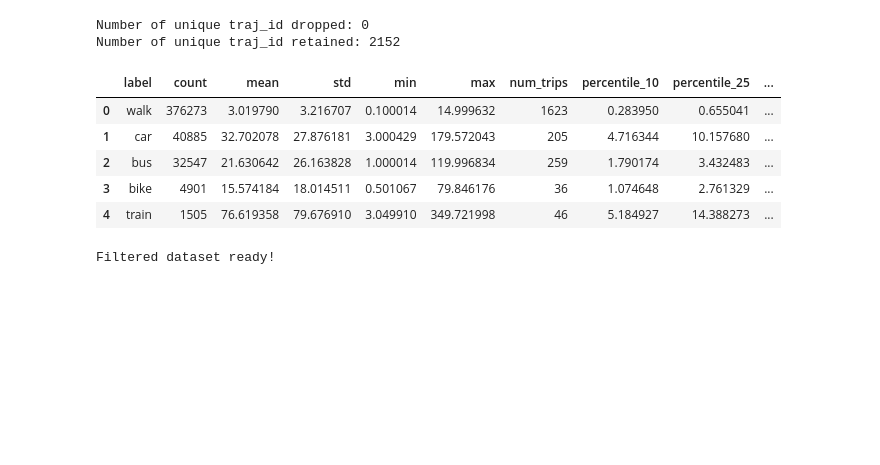
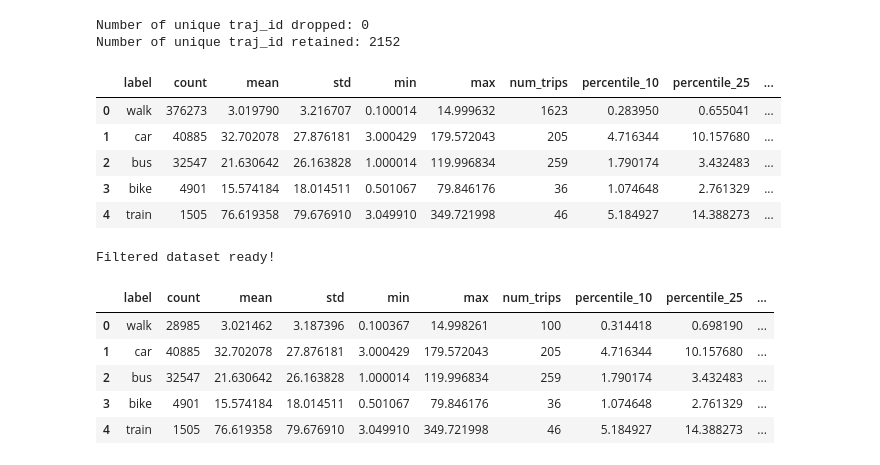
Before and after one commit to othmaneechc/SpeedTransformer, a Jupyter notebook: models/training_metrics/metrics.ipynb, the cells around one changed output. Drawn from its saved outputs; the diff is of its cells as text; code cells hidden in the pictures; blank space fills up the shorter version.

```diff
--- a/models/training_metrics/metrics.ipynb
+++ b/models/training_metrics/metrics.ipynb
@@ -639,3 +734,13 @@ data_filtered.to_csv('/data/A-TrajectoryTransformer/data/miniprogram_balanced.cs
 print("Filtered dataset ready!")
 # %% [output]
 Filtered dataset ready!
+# %%
+import pandas as pd
+pd.read_csv('/data/A-TrajectoryTransformer/data/miniprogram_balanced_speed_statistics.csv')
+# %% [output]
+|  | label | count | mean | std | min | max | num_trips | percentile_10 | percentile_25 | ... |
+| 0 | walk | 28985 | 3.021462 | 3.187396 | 0.100367 | 14.998261 | 100 | 0.314418 | 0.698190 | ... |
+| 1 | car | 40885 | 32.702078 | 27.876181 | 3.000429 | 179.572043 | 205 | 4.716344 | 10.157680 | ... |
+| 2 | bus | 32547 | 21.630642 | 26.163828 | 1.000014 | 119.996834 | 259 | 1.790174 | 3.432483 | ... |
+| 3 | bike | 4901 | 15.574184 | 18.014511 | 0.501067 | 79.846176 | 36 | 1.074648 | 2.761329 | ... |
+| 4 | train | 1505 | 76.619358 | 79.676910 | 3.049910 | 349.721998 | 46 | 5.184927 | 14.388273 | ... |
```
Also changed, not shown: parts of 3 cells of this notebook, 1 other file.
